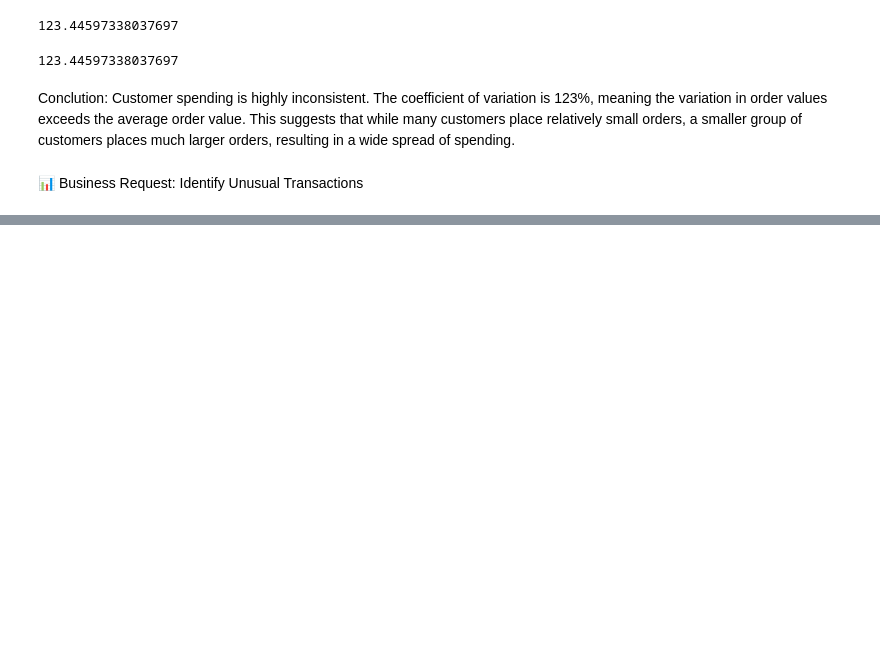
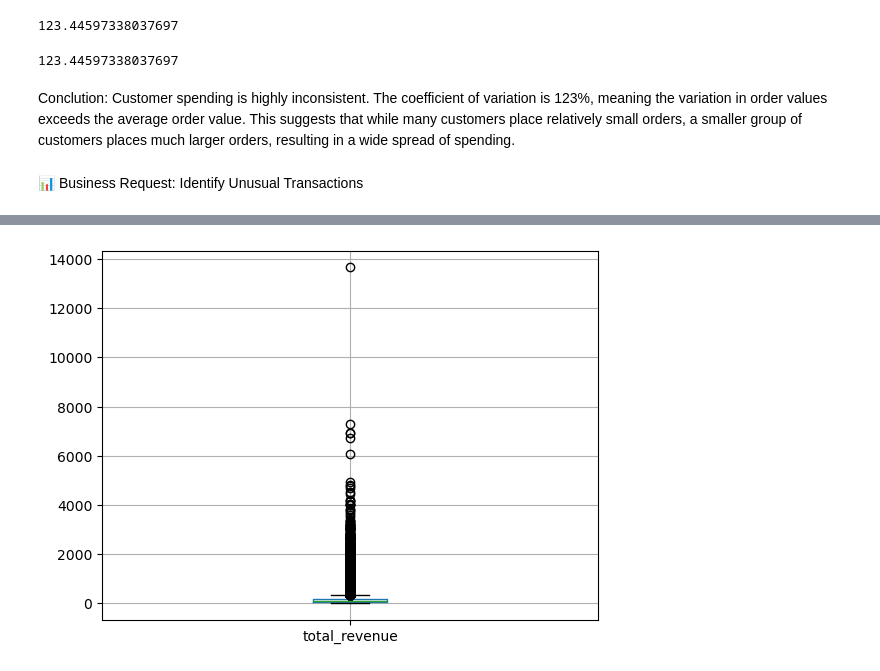
Before and after one commit to Vinaychauhan06/E-Commerce-Analytics-Dashboard-Python-SQL-Power-BI-, a Jupyter notebook: 02_EDA_Analysis.ipynb, the cells around one changed output, grey strips where cells are left out. Drawn from its saved outputs; the diff is of its cells as text; code cells hidden in the pictures; blank space fills up the shorter version.

```diff
--- a/02_EDA_Analysis.ipynb
+++ b/02_EDA_Analysis.ipynb
@@ -168,0 +193,5 @@ Customer spending is highly inconsistent. The coefficient of variation is 123%,
+# %%
+high_value_customers.boxplot(column='total_revenue')
+plt.show()
+# %% [output]
+[figure, added]
```
Also changed, not shown: parts of 11 cells of this notebook.
